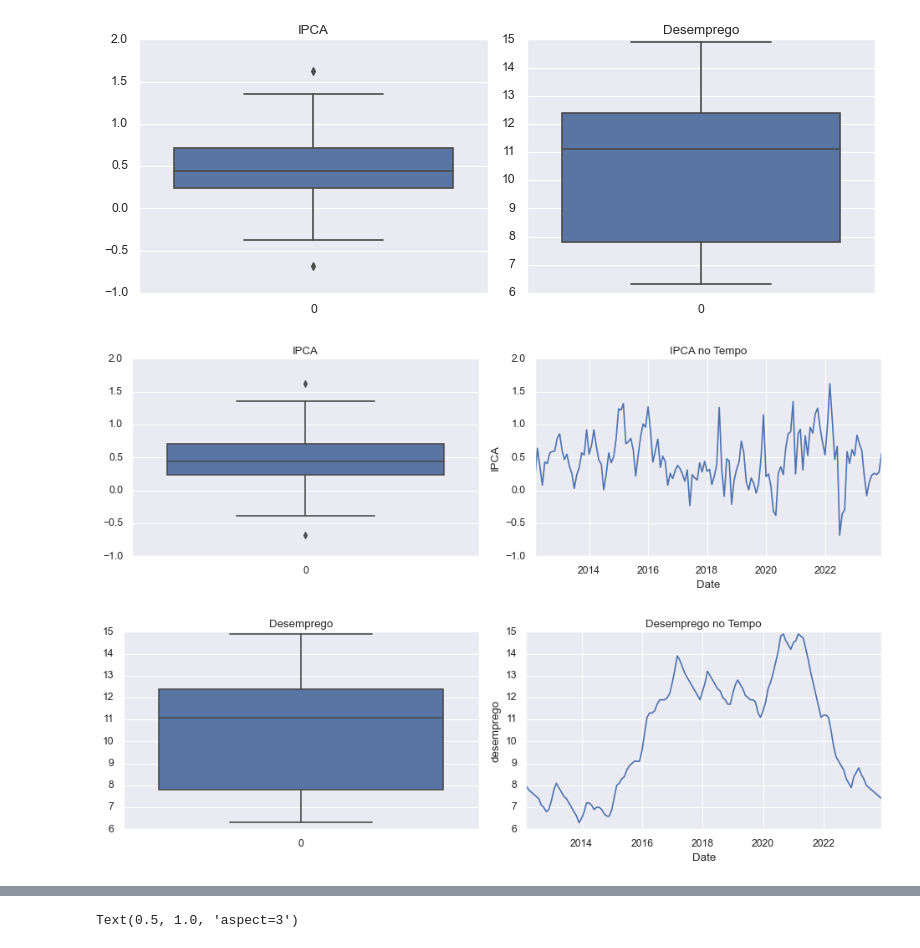
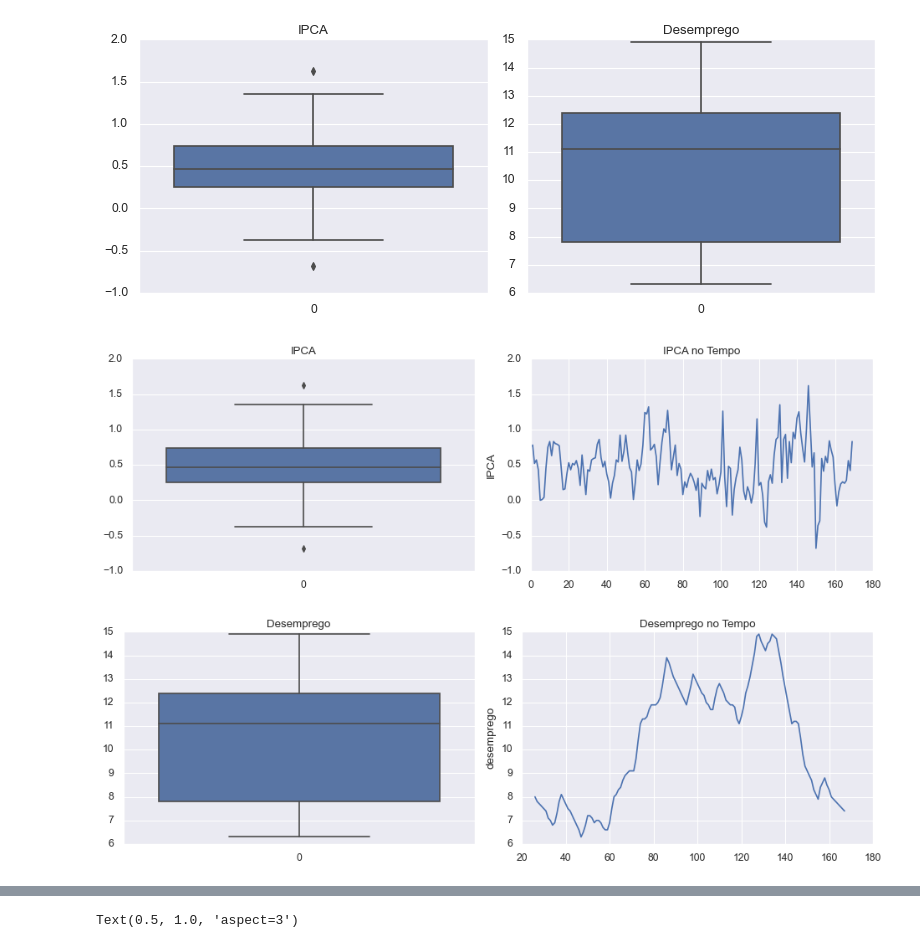
Before and after one commit to fallgayer/Fallgayer, a Jupyter notebook: Dados Banco Central.ipynb, the cells around one changed output, grey strips where cells are left out. Drawn from its saved outputs; the diff is of its cells as text; code cells hidden in the pictures.

```diff
--- a/Dados Banco Central.ipynb
+++ b/Dados Banco Central.ipynb
@@ -26,3 +32,6 @@ df = desemprego.merge(ipca, on = 'Date', how = 'left')
+# %%
+# mudar para ipca como principal
+df = ipca.merge(desemprego, on = 'Date', how = 'left')
 # %%
 ipca.head(2)
 # %% [output]
@@ -51,0 +99,2 @@ plt.style.use('default')
+# %%
+df.reset_index(inplace=True)
@@ -72,0 +128,3 @@ sns.lineplot(data = ipca)
+# %%
+sns.set_theme()
+sns.lineplot(data = df)
@@ -128,17 +227,17 @@ plt.show()
 # %% [output]
 [figure]
 # %%
-fig,plt.figure(figsize=(12,4)) # largura x Altura
+plt.figure(figsize=(12,4)) # largura x Altura
 plt.subplot(1,2, 1)
 sns.boxplot(data=df['IPCA'])
 plt.title('IPCA')
 plt.subplot(1,2, 2)
 sns.lineplot(df['IPCA'])
 plt.title('IPCA no Tempo')
 plt.tight_layout()
 plt.show()
 # %% [output]
-[figure, old version]
+[figure, new version]
 # %%
 plt.figure(figsize=(12,4)) # largura x Altura
 plt.subplot(1,2, 1)
@@ -150,7 +249,7 @@ plt.title('Desemprego no Tempo')
 plt.tight_layout()
 plt.show()
 # %% [output]
-[figure, old version]
+[figure, new version]
 # %%
 plt.figure(figsize=(12, 6))
 
```
Also changed, not shown: parts of 34 cells of this notebook, 1 other file.
